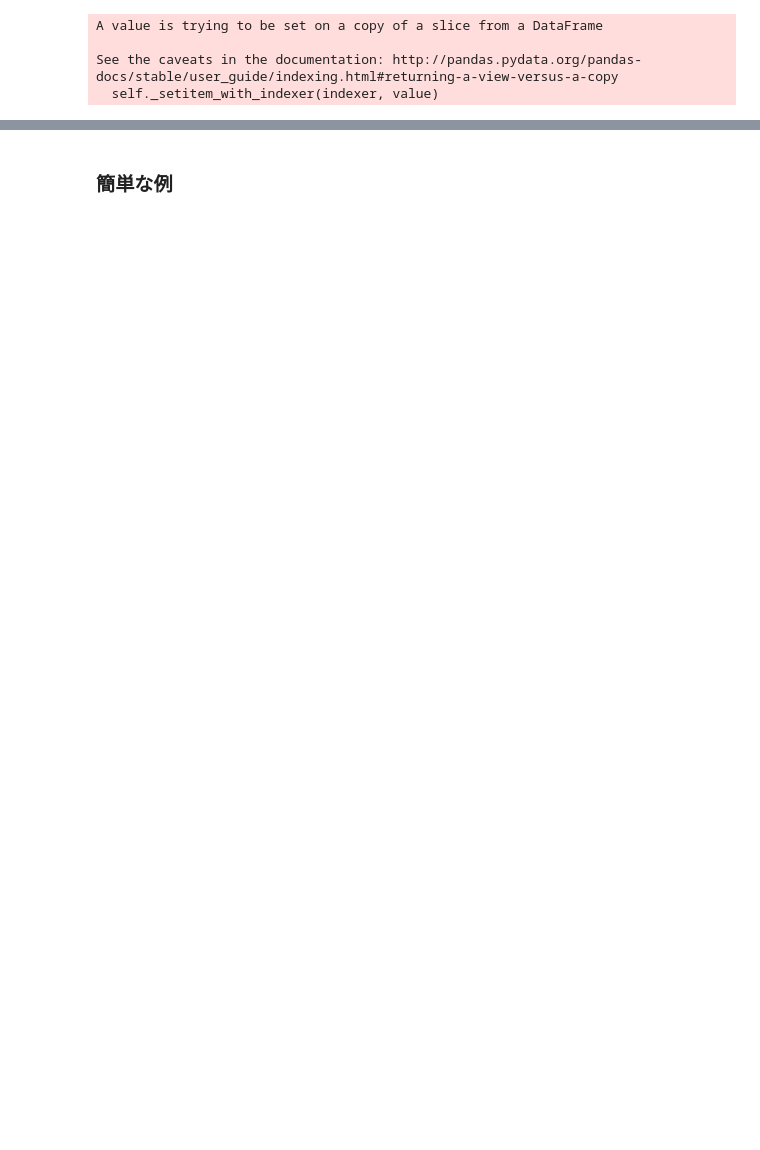
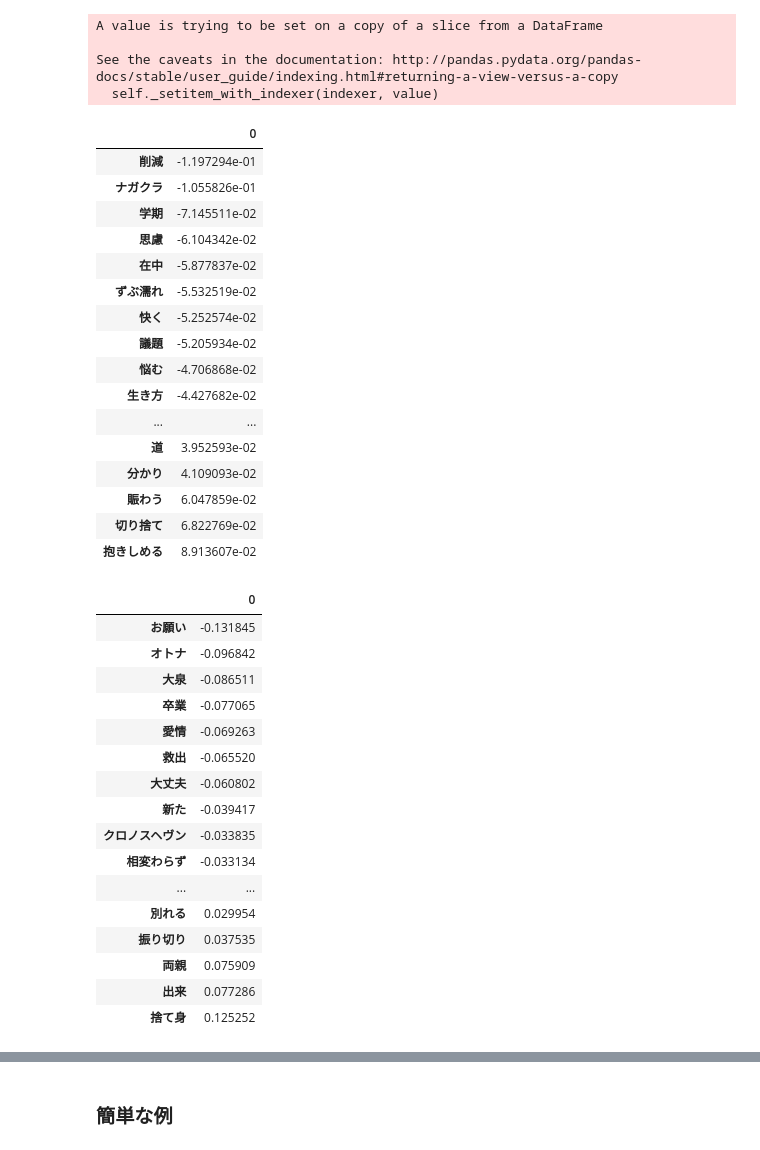
Before and after one commit to c-c-c-c/dm_integration, a Jupyter notebook: myMecab.ipynb, the cells around one changed output, grey strips where cells are left out. Drawn from its saved outputs; the diff is of its cells as text; code cells hidden in the pictures; blank space fills up the shorter version.

```diff
--- a/myMecab.ipynb
+++ b/myMecab.ipynb
@@ -439,4 +442,78 @@ def calc_rosso_by_stage (df):
+# %%
+#######
+# early middle lateステージごとの結果を出す
+#
+
+def calc_lasso_by_stage (df):
+    df_early =  df[df["stages"] == "early"]
+    df_middle =  df[df["stages"] == "middle"]
+    df_late =  df[df["stages"] == "late"]
+
+    Xe = fit_trans_lasso(df_early)
+    Xm = fit_trans_lasso(df_middle)
+    Xl = fit_trans_lasso(df_late)
+
+    result_early = fit_trans_lasso (df_early)
+    result_middle = fit_trans_lasso (df_middle)
+    result_late = fit_trans_lasso (df_late)
+
+    import IPython.core.display as display
+    import IPython.display
+
+
+    import pprint
+    # pprint.pprint(result_early[ result_early[0] != 0].sort_values(0).T)
+    # pprint.pprint(result_middle[ result_middle[0] != 0].sort_v).T)alues(0).T)
+    # pprint.pprint(result_late[ result_late[0] != 0].sort_values(0
+
+
+
+    dfe = result_early[ result_early[0] != 0].sort_values(0)
+    dfm =result_middle[ result_middle[0] != 0].sort_values(0)
+    dfl =result_late[ result_late[0] != 0].sort_values(0)
+
+
+
+    # print
+    display.display(HorizontalDisplay(dfe, dfm, dfl))
 # %%
 # df_early = df_stage[df_stage["stages"] == "early"]
 # %%
 # df_middle = df_stage[df_stage["stages"] == "middle"]
+# %%
+calc_lasso_by_stage(df_stage)
+# %% [output]
+|  | 0 |
+| 削減 | -1.197294e-01 |
+| ナガクラ | -1.055826e-01 |
+| 学期 | -7.145511e-02 |
+| 思慮 | -6.104342e-02 |
+| 在中 | -5.877837e-02 |
+| ずぶ濡れ | -5.532519e-02 |
+| 快く | -5.252574e-02 |
+| 議題 | -5.205934e-02 |
+| 悩む | -4.706868e-02 |
+| 生き方 | -4.427682e-02 |
+| ... | ... |
+| 道 | 3.952593e-02 |
+| 分かり | 4.109093e-02 |
+| 賑わう | 6.047859e-02 |
+| 切り捨て | 6.822769e-02 |
+| 抱きしめる | 8.913607e-02 |
+|  | 0 |
+| お願い | -0.131845 |
+| オトナ | -0.096842 |
+| 大泉 | -0.086511 |
+| 卒業 | -0.077065 |
+| 愛情 | -0.069263 |
+| 救出 | -0.065520 |
+| 大丈夫 | -0.060802 |
+| 新た | -0.039417 |
+| クロノスヘヴン | -0.033835 |
+| 相変わらず | -0.033134 |
+| ... | ... |
+| 別れる | 0.029954 |
+| 振り切り | 0.037535 |
+| 両親 | 0.075909 |
+| 出来 | 0.077286 |
+| 捨て身 | 0.125252 |
```
Also changed, not shown: parts of 91 cells of this notebook.
